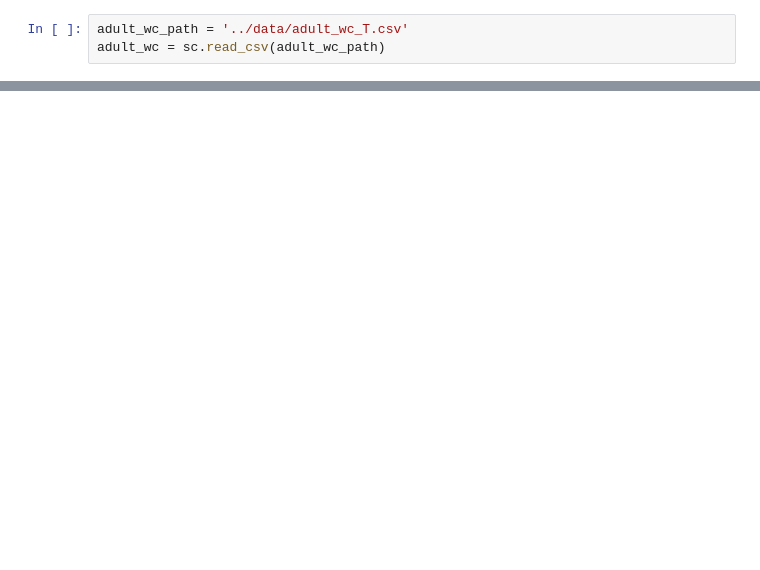
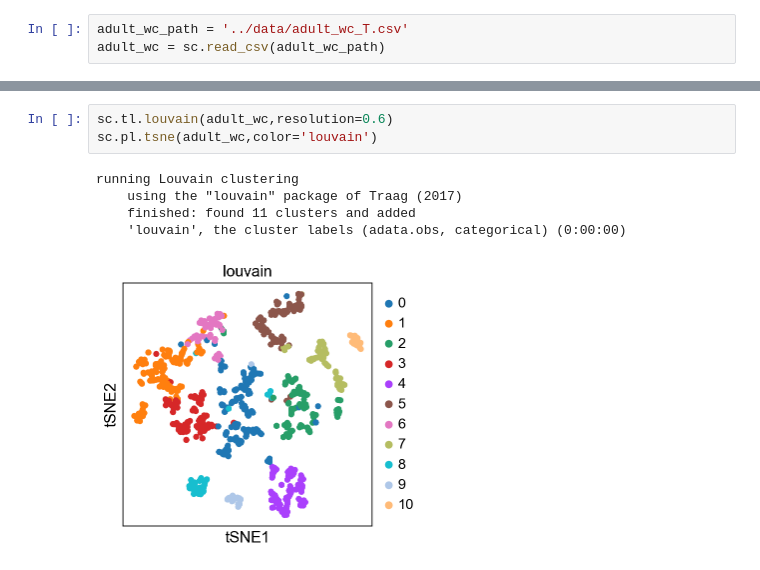
Before and after one commit to bmzhong/adult, a Jupyter notebook: code/scanpy_analysis_2.ipynb, the cells around one changed output, grey strips where cells are left out. Drawn from its saved outputs; the diff is of its cells as text; blank space fills up the shorter version.

```diff
--- a/code/scanpy_analysis_2.ipynb
+++ b/code/scanpy_analysis_2.ipynb
@@ -57,0 +61,9 @@ computing tSNE
+# %%
+sc.tl.louvain(adult_wc,resolution=0.6)
+sc.pl.tsne(adult_wc,color='louvain')
+# %% [output]
+running Louvain clustering
+    using the "louvain" package of Traag (2017)
+    finished: found 11 clusters and added
+    'louvain', the cluster labels (adata.obs, categorical) (0:00:00)
+[figure, added]
```
Also changed, not shown: parts of 10 cells of this notebook, 3 other files.
